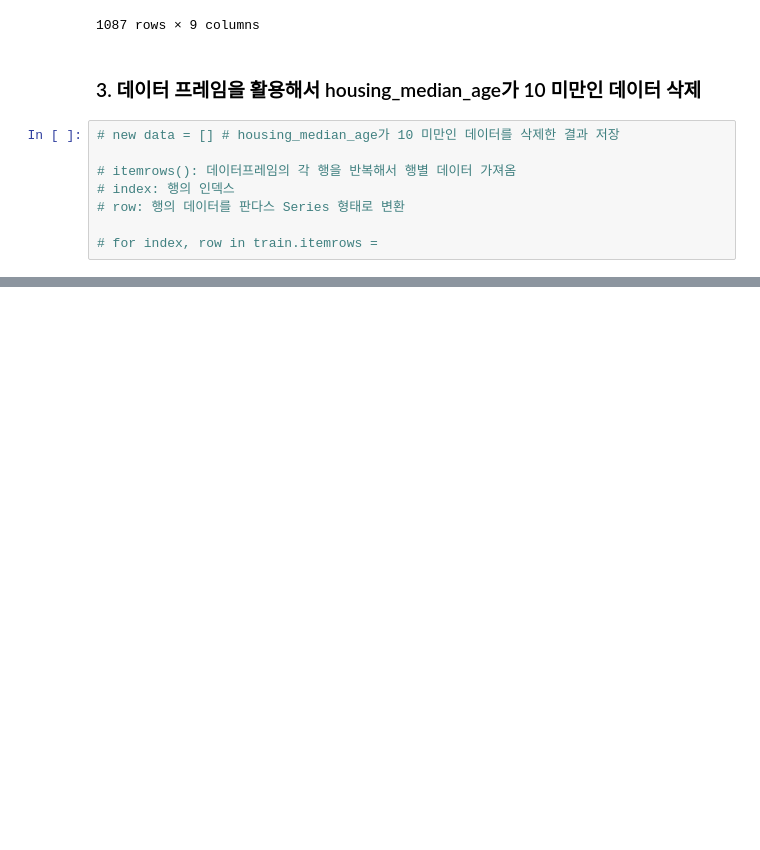
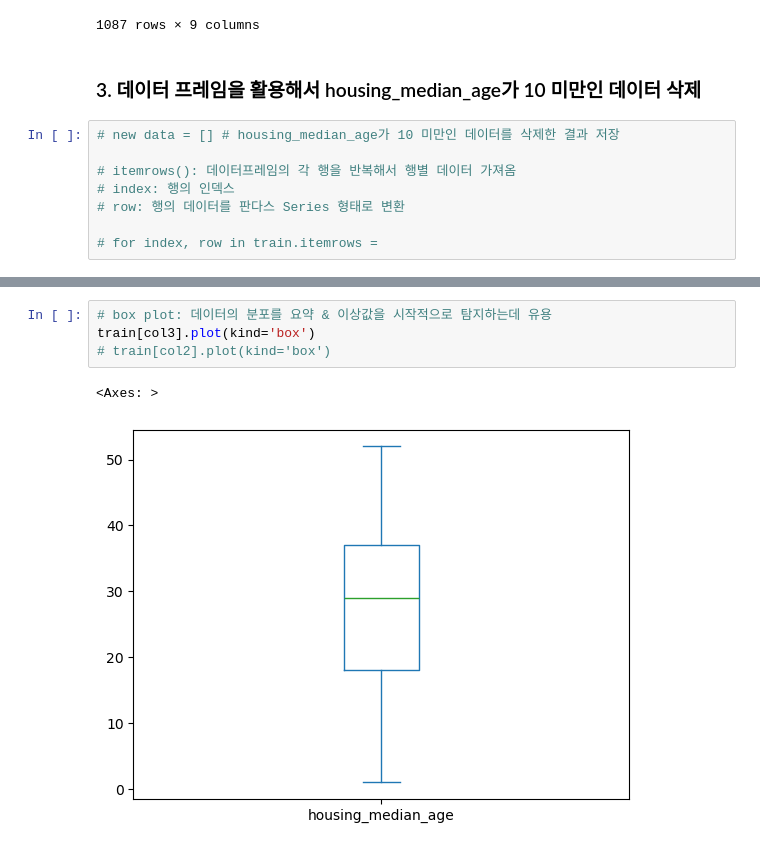
Before and after one commit to jo4086/python_study, a Jupyter notebook: 01_머신러닝/test.ipynb, the cells around one changed output, grey strips where cells are left out. Saved outputs shown, nothing was run; the diff lists cells and outputs as text; blank space fills up the shorter version.

```diff
--- a/01_머신러닝/test.ipynb
+++ b/01_머신러닝/test.ipynb
@@ -293,0 +306,7 @@ NameError: name 'train' is not defined
+# %%
+# box plot: 데이터의 분포를 요약 & 이상값을 시작적으로 탐지하는데 유용
+train[col3].plot(kind='box')
+# train[col2].plot(kind='box')
+# %% [output]
+<Axes: >
+[figure, added]
```
Also changed, not shown: parts of 32 cells of this notebook, 3 other files.
